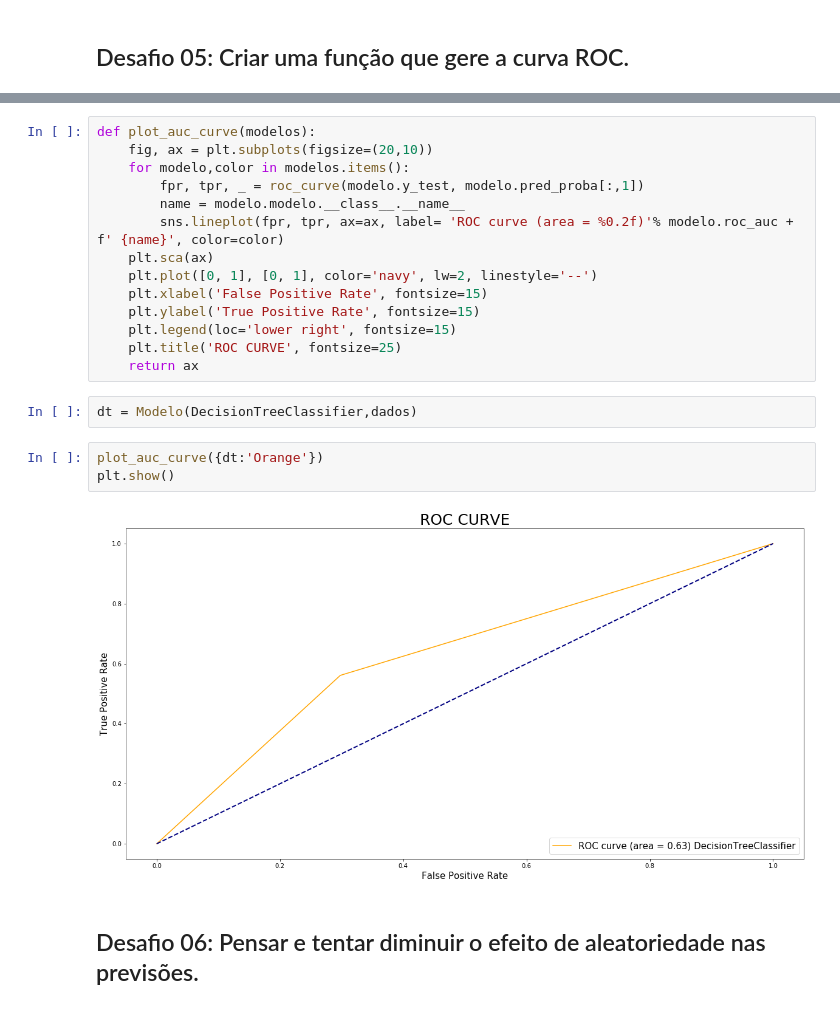
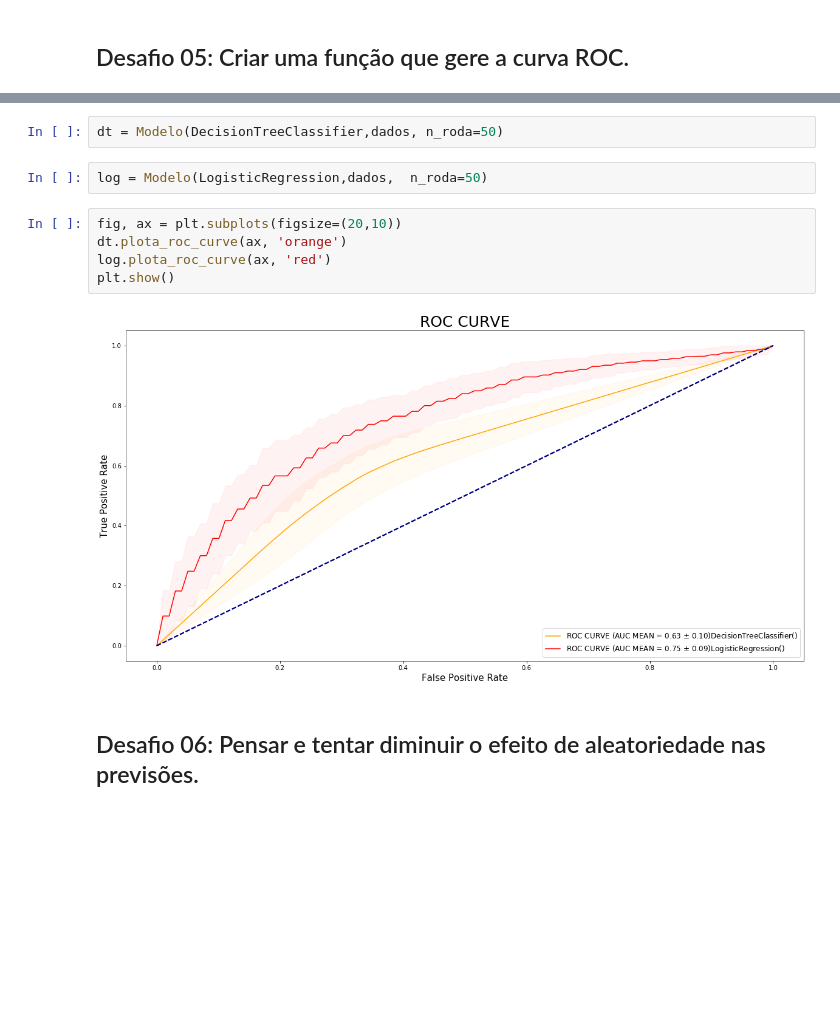
Before and after one commit to PedroHCAlmeida/Bootcamp_alura, a Jupyter notebook: Modulo_5/Aulas/Aulas_modulo_5.ipynb, the cells around one changed output, grey strips where cells are left out. Cells and saved outputs as stored; diff of their text form; blank space fills up the shorter version.

```diff
--- a/Modulo_5/Aulas/Aulas_modulo_5.ipynb
+++ b/Modulo_5/Aulas/Aulas_modulo_5.ipynb
@@ -227,24 +260,14 @@ class Modelo:
-# %%
-def plot_auc_curve(modelos):
-    fig, ax = plt.subplots(figsize=(20,10))
-    for modelo,color in modelos.items():
-        fpr, tpr, _ = roc_curve(modelo.y_test, modelo.pred_proba[:,1])
-        name = modelo.modelo.__class__.__name__
-        sns.lineplot(fpr, tpr, ax=ax, label= 'ROC curve (area = %0.2f)'% modelo.roc_auc + f' {name}', color=color)
-    plt.sca(ax)
-    plt.plot([0, 1], [0, 1], color='navy', lw=2, linestyle='--')
-    plt.xlabel('False Positive Rate', fontsize=15)
-    plt.ylabel('True Positive Rate', fontsize=15)
-    plt.legend(loc='lower right', fontsize=15)
-    plt.title('ROC CURVE', fontsize=25)
-    return ax
 # %%
-dt = Modelo(DecisionTreeClassifier,dados)
+dt = Modelo(DecisionTreeClassifier,dados, n_roda=50)
+# %%
+log = Modelo(LogisticRegression,dados,  n_roda=50)
 # %%
-plot_auc_curve({dt:'Orange'})
+fig, ax = plt.subplots(figsize=(20,10))
+dt.plota_roc_curve(ax, 'orange')
+log.plota_roc_curve(ax, 'red')
 plt.show()
 # %% [output]
-[figure, old version]
+[figure, new version]
 # %% [markdown]
 ## Desafio 06: Pensar e tentar diminuir o efeito de aleatoriedade nas previsões.
 # %% [markdown]
```
Also changed, not shown: parts of 10 cells of this notebook.
